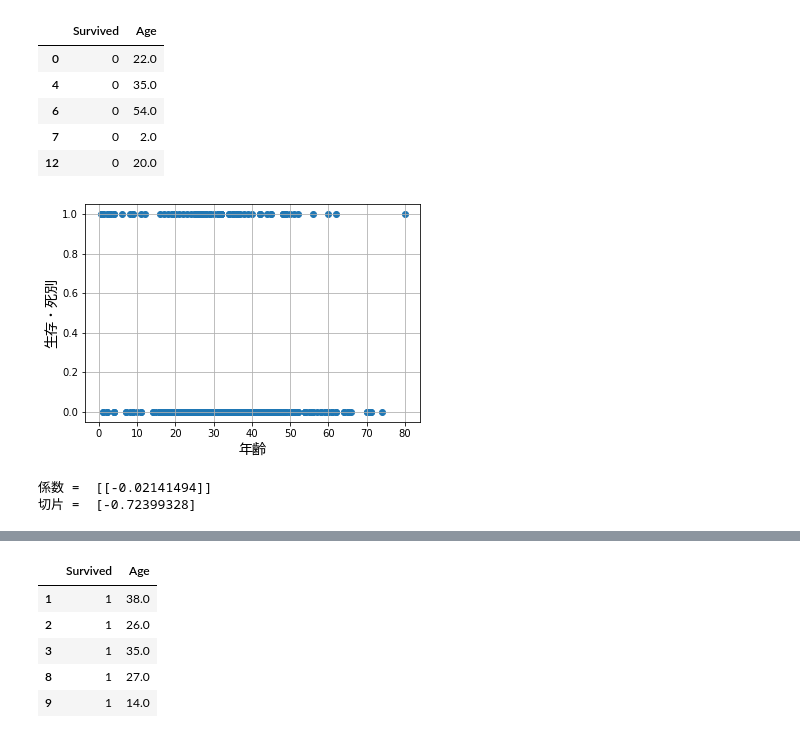
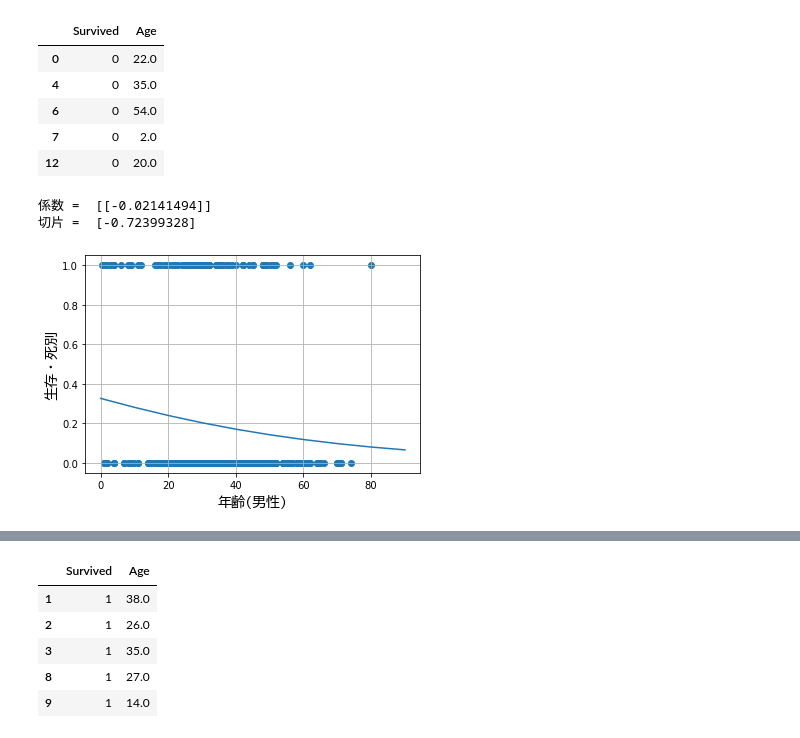
Before and after one commit to Arithmetic02/Study-AI, a Jupyter notebook: 機械学習（3_ロジスティック回帰モデル）/Exercises-1.ipynb, the cells around one changed output, grey strips where cells are left out. Saved outputs shown, nothing was run; the diff lists cells and outputs as text; code cells hidden in the pictures.

Commit message:
機械学習（ロジスティック回帰モデル）

```diff
--- a/機械学習（3_ロジスティック回帰モデル）/Exercises-1.ipynb
+++ b/機械学習（3_ロジスティック回帰モデル）/Exercises-1.ipynb
@@ -50,31 +52,32 @@ df_male.head()
 | 6 | 0 | 54.0 |
 | 7 | 0 | 2.0 |
 | 12 | 0 | 20.0 |
+# %%
+# ロジスティック回帰モデルのインスタンスを作成
+lr = LogisticRegression()
+# ロジスティック回帰モデルの重みを学習
+X = df_male[['Age']]
+Y = df_male['Survived']
+lr.fit(X, Y)
+print("係数 = ", lr.coef_)
+print("切片 = ", lr.intercept_)
+# %% [output]
+係数 =  [[-0.02141494]]
+切片 =  [-0.72399328]
 # %%
-# 【確認】抽出したデータを散布図として表示
+# 予測データを生成
+X_data = np.arange(0, 100, 10)
+X_test = X_data.reshape(-1, 1)
+
+# predict_probaからはPositive確率のみを取り出す
+Y_pred = lr.predict_proba(X_test)[:, 1]
+
 fig, ax = plt.subplots()
 ax.scatter(df_male.Age, df_male.Survived)
-ax.set_xlabel("年齢", fontproperties=JP)
+ax.plot(X_data, Y_pred)
+ax.set_xlabel("年齢(男性)", fontproperties=JP)
 ax.set_ylabel("生存・死別", fontproperties=JP)
 ax.grid(True)
 plt.show()
 # %% [output]
-[figure, old version]
+[figure, new version]
-# %%
-from sklearn.model_selection import train_test_split
-from sklearn.linear_model import LogisticRegression
-
-X = df_male[['Age']]
-Y = df_male['Survived']
-# 80%を学習データに、20%を検証データにする
-#X_train, X_test, Y_train, Y_test = train_test_split(X, Y, test_size = 0.2, random_state = 0)
-# ロジスティック回帰モデルのインスタンスを作成
-lr = LogisticRegression()
-# ロジスティック回帰モデルの重みを学習
-lr.fit(X, Y)
-print("係数 = ", lr.coef_)
-print("切片 = ", lr.intercept_)
-#print(X_test,Y_test)
-# %% [output]
-係数 =  [[-0.02141494]]
-切片 =  [-0.72399328]
```
Also changed, not shown: parts of 3 cells of this notebook, 2 other files.
